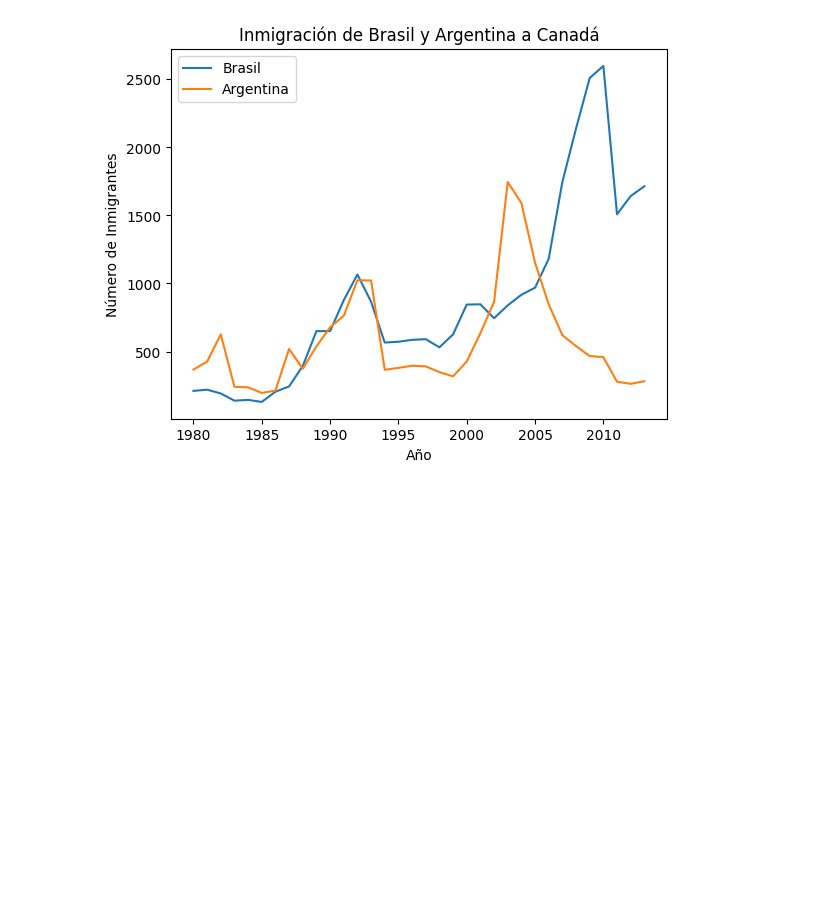
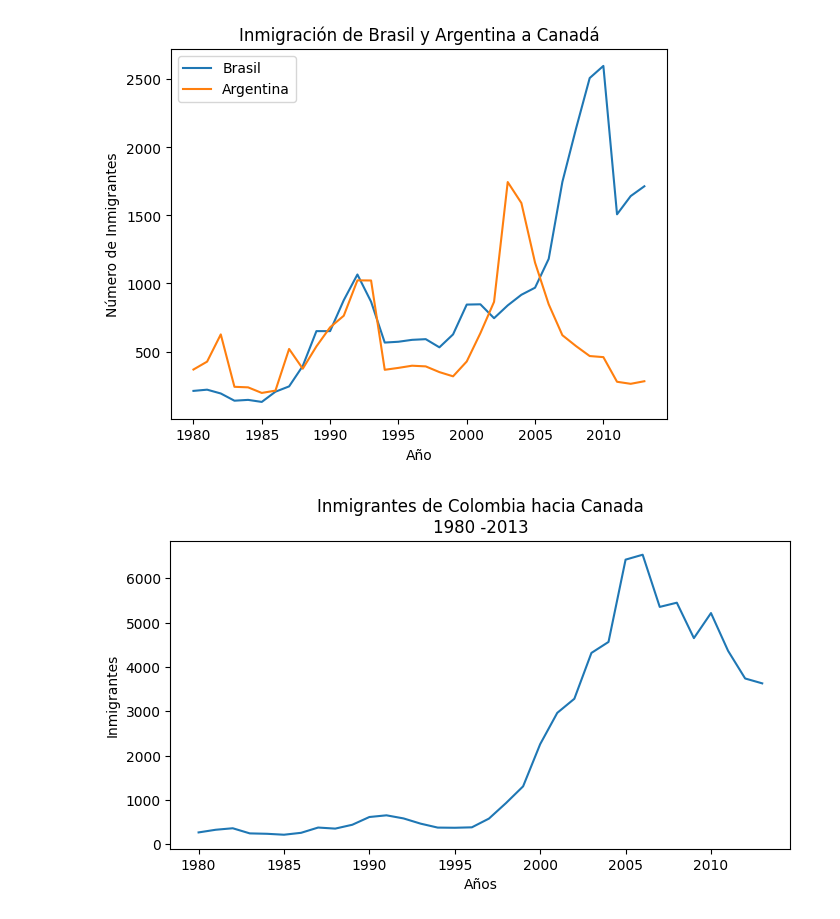
Before and after one commit to cmrondon2000/visualizacion-datos-python, a Jupyter notebook: Creando_Graficos_Python.ipynb, the cells around one changed output. Drawn from its saved outputs; the diff is of its cells as text; code cells hidden in the pictures; blank space fills up the shorter version.

```diff
--- a/Creando_Graficos_Python.ipynb
+++ b/Creando_Graficos_Python.ipynb
@@ -223,3 +223,13 @@ plt.legend()
 plt.show()
 # %% [output]
 [figure]
+# %%
+fig, ax = plt.subplots(figsize=(8,4))
+ax.plot(datos_col["Año"], datos_col["Inmigrantes"])
+ax.xaxis.set_major_locator(plt.MultipleLocator(5))
+ax.set_title("Inmigrantes de Colombia hacia Canada\n1980 -2013")
+ax.set_xlabel("Años")
+ax.set_ylabel("Inmigrantes")
+plt.show()
+# %% [output]
+[figure, added]
```
Also changed, not shown: parts of 3 cells of this notebook.
